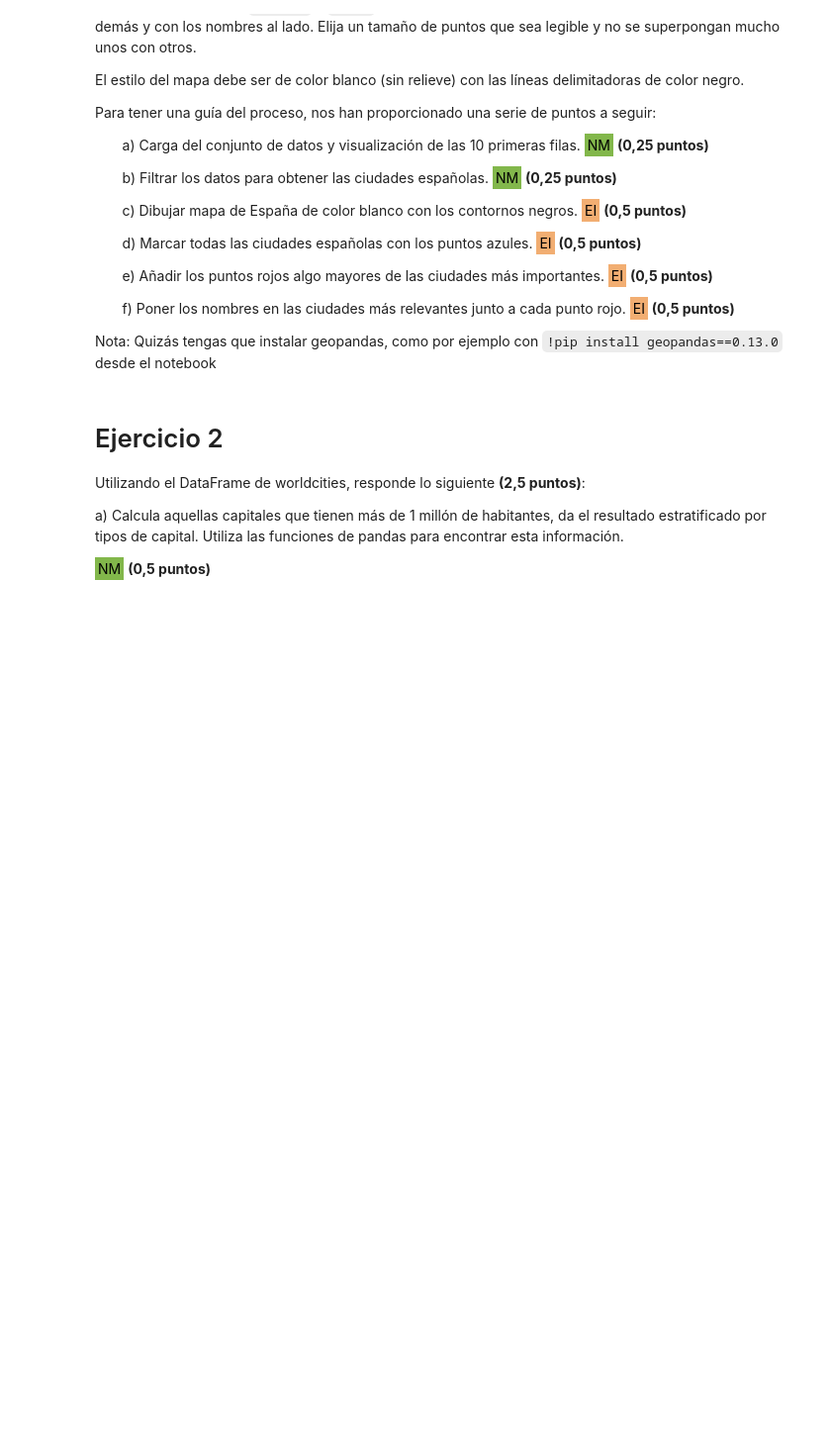
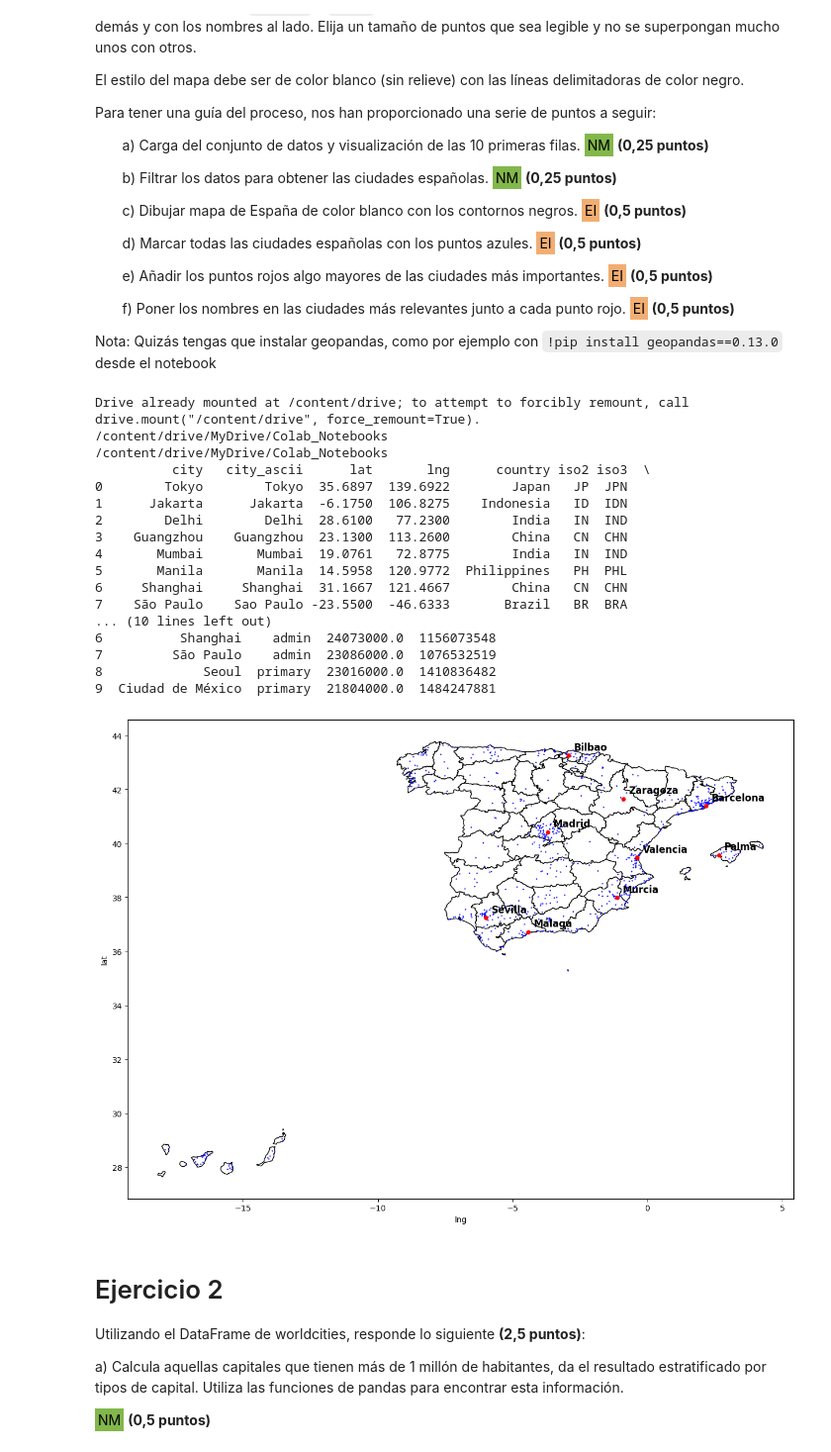
Before and after one commit to bvillenap7/Fundamentos_Data_Science_UOC_PEC8, a Jupyter notebook: prog_datasci_8_vis_entrega.ipynb, the cells around one changed output. Shown at 99% size. Drawn from its saved outputs; the diff is of its cells as text; code cells hidden in the pictures; blank space fills up the shorter version.

```diff
--- a/prog_datasci_8_vis_entrega.ipynb
+++ b/prog_datasci_8_vis_entrega.ipynb
@@ -67,3 +65,74 @@ Nota: Quizás tengas que instalar geopandas, como por ejemplo con `!pip install
+# %%
+# Respuesta
+#Fuentes consultadas: geomapik.com + github.com + datos.gob.es + ign.es
+
+#Instalamos geopandas
+!pip install geopandas==0.13.0
+
+#Montamos Drive
+from google.colab import drive
+drive.mount('/content/drive')
+%cd /content/drive/MyDrive/Colab_Notebooks
+!pwd
+
+#Importamos las librerías que vamos a utilizar
+import geopandas as gpd
+import pandas as pd
+import matplotlib.pyplot as plt
+import json
+
+
+#accedemos al archivo worldcities.xlsx a través de la variable 'data_wc' e
+#imprimimos las 10 primeras filas
+data_wc = pd.read_excel("prog_datasci_8/data/worldcities.xlsx")
+print(data_wc.head(n = 10))
+
+#Guardamos en la variable 'data_spain' los datos de España
+data_spain = data_wc[data_wc.country == 'Spain']
+
+#Descargamos de github el archivo json llamado 'spain-province-with-canary-islands.json'
+#y lo guardamos en Drive/.../data. Accedemos al archivo para pintar el mapa de
+#España de blanco y el perfil negro.
+spain = gpd.read_file('prog_datasci_8/data/spain-province-with-canary-islands.json')
+ax = spain.plot(figsize=(15,15), color='white', edgecolor='black')
+
+#Pintamos puntos azules con las ciudades españolas.
+data_spain.plot(kind='scatter', x = 'lng', y = 'lat', figsize = (15,15),
+                color = 'blue', s = 0.5, ax = ax)
+
+#Pintamos puntos rojos con las ciudades mas importantes. Vamos a identificar
+#como más importantes aquellas que tienen una población mayor a 500.000
+big_city = data_spain.loc[data_spain.population >= 500000]
+big_city.plot(kind='scatter', x = 'lng', y = 'lat', figsize = (15,15),
+                color = 'red', ax = ax)
+
+#Añadimos nombre de las ciudades importantes
+
+for city, data_city in big_city.iterrows():
+    plt.annotate(data_city['city'], (data_city['lng'], data_city['lat']),
+                 fontsize=12, color='black', fontweight="bold",
+                 xytext=(data_city['lng']+0.2, data_city['lat']+0.2))
+
+plt.show()
+# %% [output]
+Drive already mounted at /content/drive; to attempt to forcibly remount, call drive.mount("/content/drive", force_remount=True).
+/content/drive/MyDrive/Colab_Notebooks
+/content/drive/MyDrive/Colab_Notebooks
+          city   city_ascii      lat       lng      country iso2 iso3  \
+0        Tokyo        Tokyo  35.6897  139.6922        Japan   JP  JPN
+1      Jakarta      Jakarta  -6.1750  106.8275    Indonesia   ID  IDN
+2        Delhi        Delhi  28.6100   77.2300        India   IN  IND
+3    Guangzhou    Guangzhou  23.1300  113.2600        China   CN  CHN
+4       Mumbai       Mumbai  19.0761   72.8775        India   IN  IND
+5       Manila       Manila  14.5958  120.9772  Philippines   PH  PHL
+6     Shanghai     Shanghai  31.1667  121.4667        China   CN  CHN
+7    São Paulo    Sao Paulo -23.5500  -46.6333       Brazil   BR  BRA
+... (10 lines left out)
+6          Shanghai    admin  24073000.0  1156073548
+7         São Paulo    admin  23086000.0  1076532519
+8             Seoul  primary  23016000.0  1410836482
+9  Ciudad de México  primary  21804000.0  1484247881
+[figure, added]
 # %% [markdown]
 Ejercicio 2
 ========
```
Also changed, not shown: parts of 17 cells of this notebook, 6 other files.
